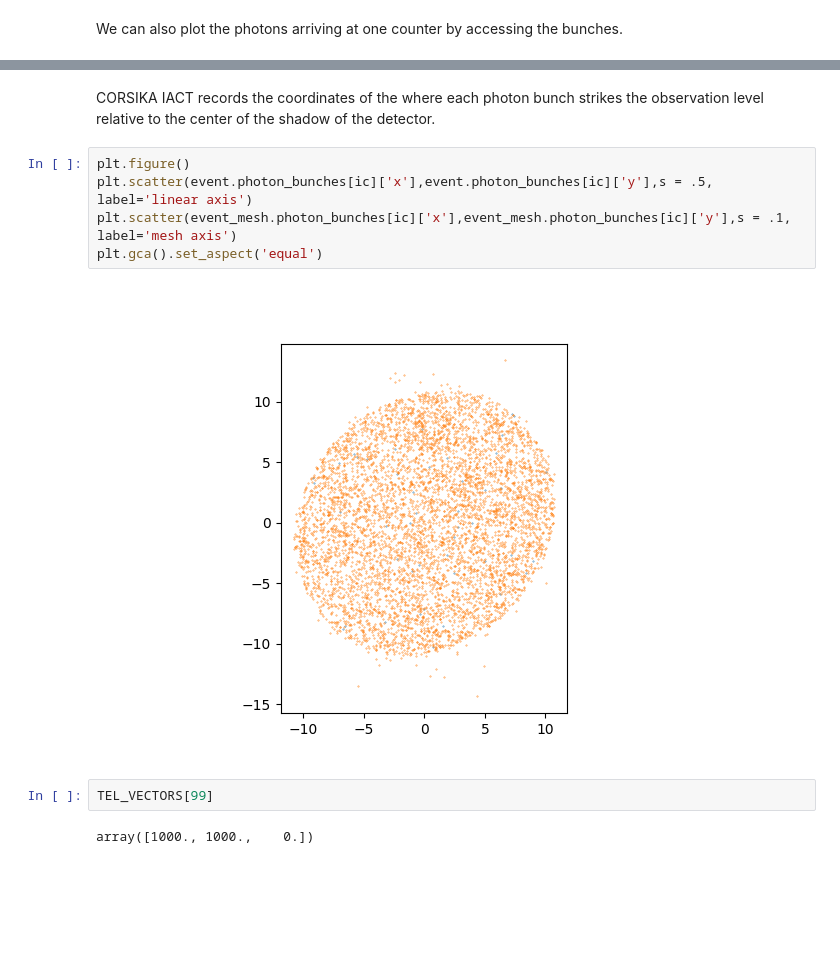
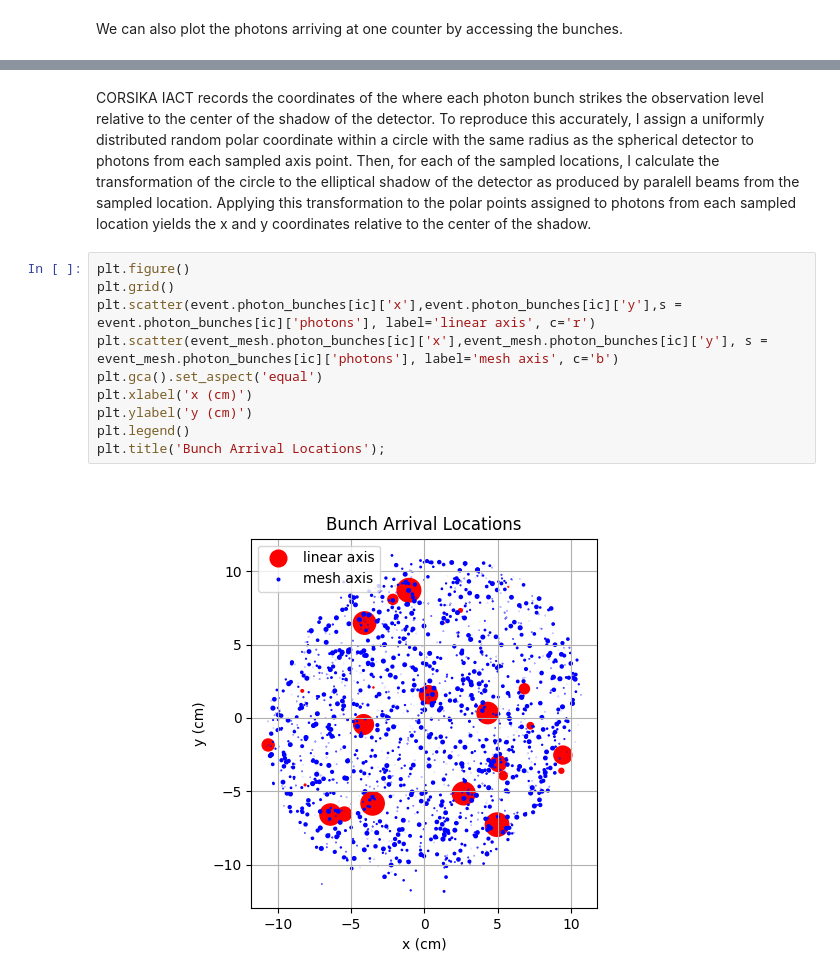
Before and after one commit to ikepc1/CHASM_NuSpacesim, a Jupyter notebook: demo/write_eventio_format.ipynb, the cells around one changed output, grey strips where cells are left out. Drawn from its saved outputs; the diff is of its cells as text; blank space fills up the shorter version.

```diff
--- a/demo/write_eventio_format.ipynb
+++ b/demo/write_eventio_format.ipynb
@@ -83,13 +83,14 @@ plt.title('Arrival Time Distribution');
 # %% [markdown]
-CORSIKA IACT records the coordinates of the where each photon bunch strikes the observation level relative to the center of the shadow of the detector.
+CORSIKA IACT records the coordinates of the where each photon bunch strikes the observation level relative to the center of the shadow of the detector. To reproduce this accurately, I assign a uniformly distributed random polar coordinate within a circle with the same radius as the spherical detector to photons from each sampled axis point. Then, for each of the sampled locations, I calculate the transformation of the circle to the elliptical shadow of the detector as produced by paralell beams from the sampled location. Applying this transformation to the polar points assigned to photons from each sampled location yields the x and y coordinates relative to the center of the shadow.
 # %%
 plt.figure()
-plt.scatter(event.photon_bunches[ic]['x'],event.photon_bunches[ic]['y'],s = .5, label='linear axis')
-plt.scatter(event_mesh.photon_bunches[ic]['x'],event_mesh.photon_bunches[ic]['y'],s = .1, label='mesh axis')
+plt.grid()
+plt.scatter(event.photon_bunches[ic]['x'],event.photon_bunches[ic]['y'],s = event.photon_bunches[ic]['photons'], label='linear axis', c='r')
+plt.scatter(event_mesh.photon_bunches[ic]['x'],event_mesh.photon_bunches[ic]['y'], s = event_mesh.photon_bunches[ic]['photons'], label='mesh axis', c='b')
 plt.gca().set_aspect('equal')
+plt.xlabel('x (cm)')
+plt.ylabel('y (cm)')
+plt.legend()
+plt.title('Bunch Arrival Locations');
 # %% [output]
-[figure, old version]
+[figure, new version]
-# %%
-TEL_VECTORS[99]
-# %% [output]
-array([1000., 1000.,    0.])
```
Also changed, not shown: parts of 2 cells of this notebook, 1 other file.
